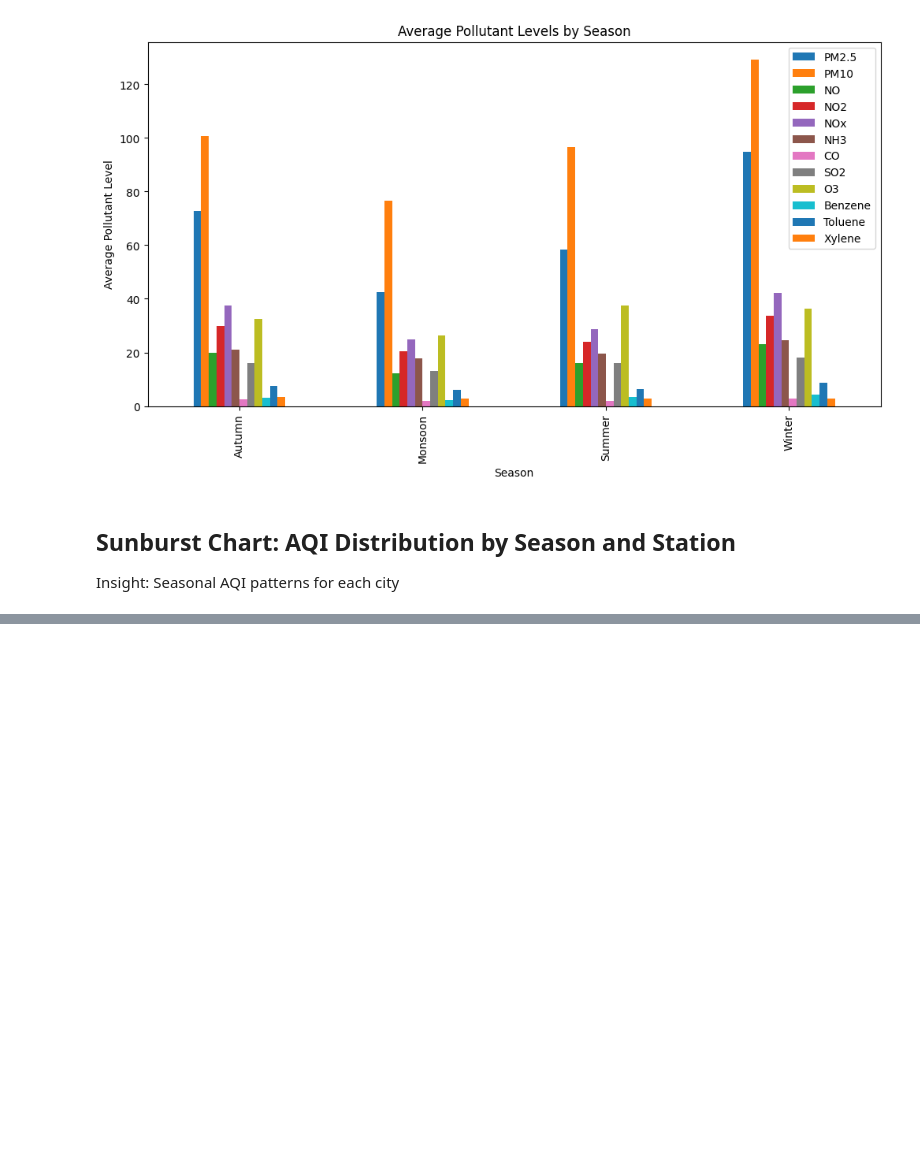
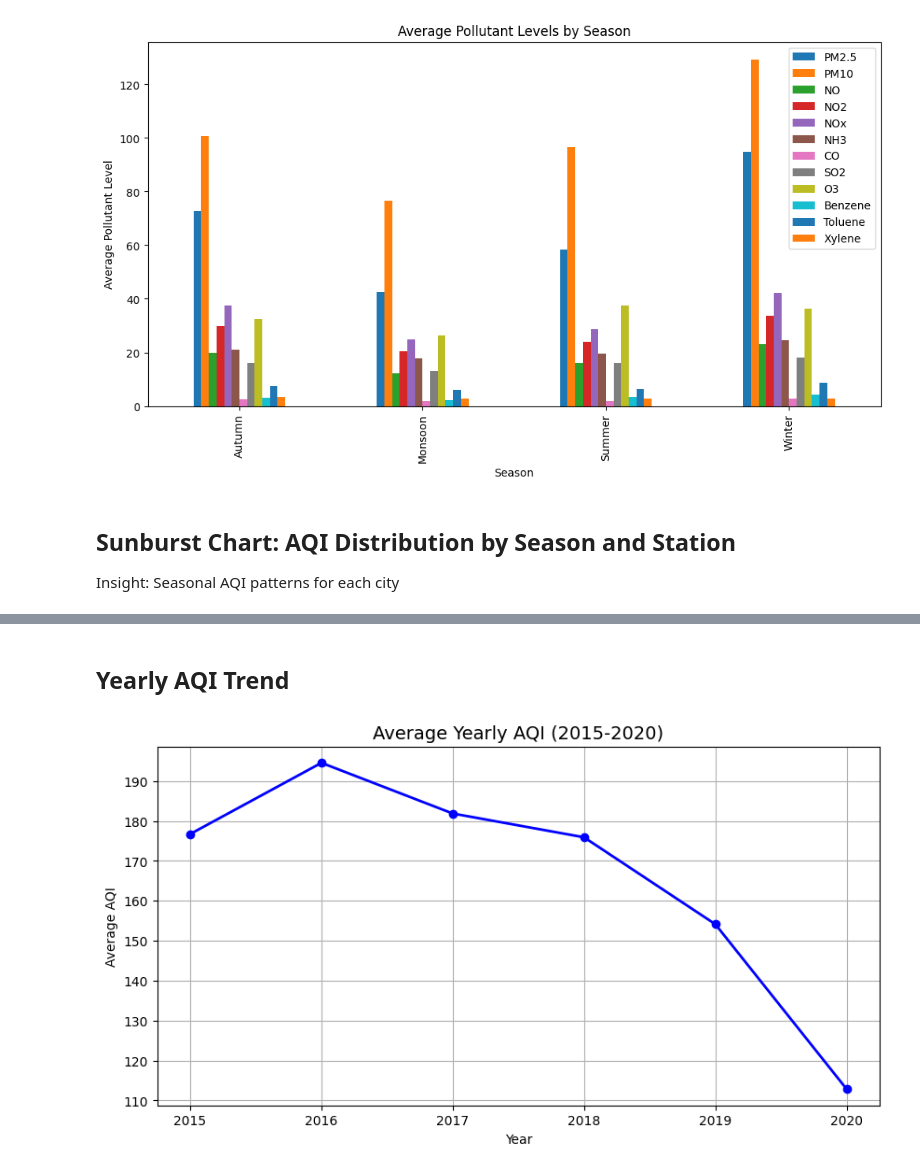
Before and after one commit to dongpradip/AirQuality_project, a Jupyter notebook: AirQualityProject.ipynb, the cells around one changed output, grey strips where cells are left out. Drawn from its saved outputs; the diff is of its cells as text; code cells hidden in the pictures; blank space fills up the shorter version.

Commit message:
added some diagram for exploratory analysis

```diff
--- a/AirQualityProject.ipynb
+++ b/AirQualityProject.ipynb
@@ -480,3 +453,16 @@ fig = px.sunburst(df, path=['Season', 'City', 'AQI_Bucket'], values='AQI', title
 fig.show()
 # %% [output]
 [interactive output not drawn]
+# %% [markdown]
+## Yearly AQI Trend
+# %%
+plt.figure(figsize=(10, 5))
+yearly_aqi = df.groupby('Year')['AQI'].mean()
+plt.plot(yearly_aqi.index, yearly_aqi.values, marker='o', color='b', linewidth=2)
+plt.title('Average Yearly AQI (2015-2020)', fontsize=14)
+plt.xlabel('Year')
+plt.ylabel('Average AQI')
+plt.grid(True)
+plt.show()
+# %% [output]
+[figure, added]
```
Also changed, not shown: parts of 31 cells of this notebook.
